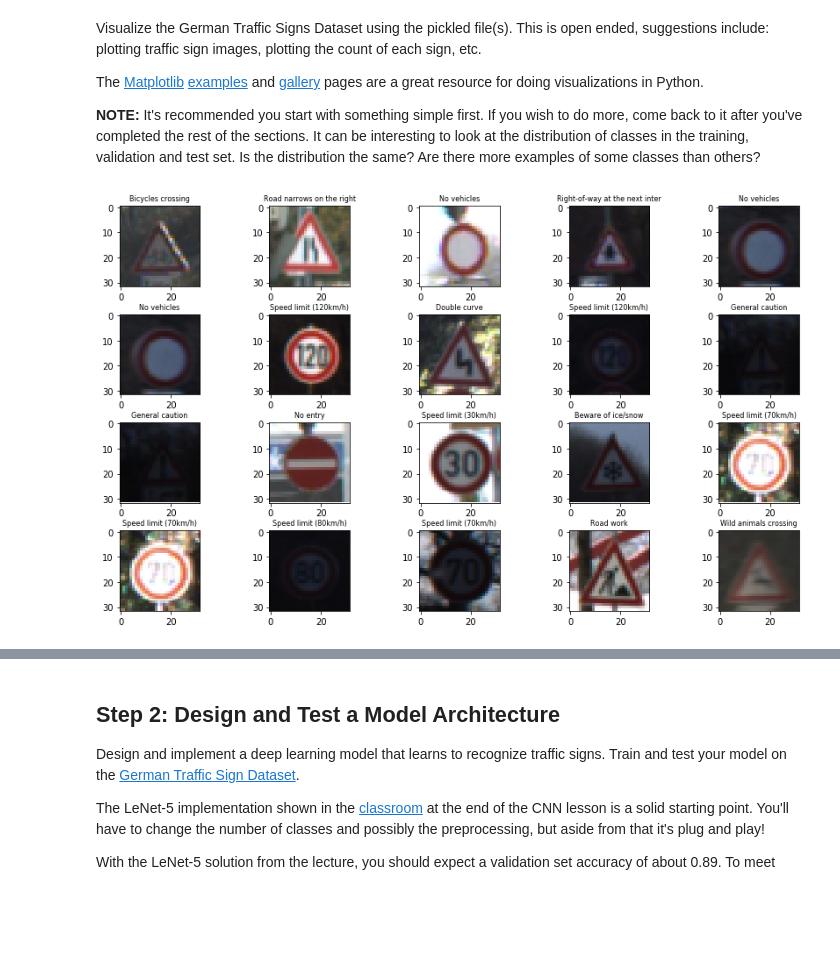
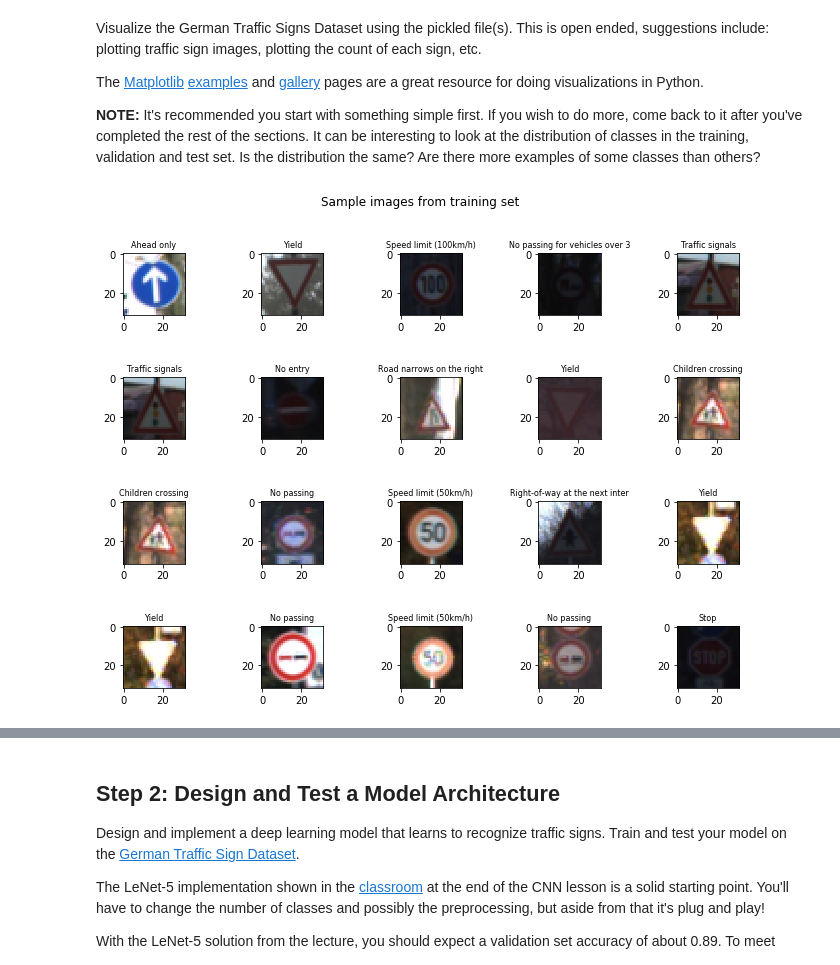
Before and after one commit to tcdoan/CarND-Traffic-Sign-Classifier-Project, a Jupyter notebook: Traffic_Sign_Classifier.ipynb, the cells around one changed output, grey strips where cells are left out. Saved outputs shown, nothing was run; the diff lists cells and outputs as text; code cells hidden in the pictures; blank space fills up the shorter version.

Commit message:
Abstract visualization code into visualizeDataset and visualizeClassCounts functions.

```diff
--- a/Traffic_Sign_Classifier.ipynb
+++ b/Traffic_Sign_Classifier.ipynb
@@ -101,36 +99,40 @@ The [Matplotlib](http://matplotlib.org/) [examples](http://matplotlib.org/exampl
 # %%
 ### Data exploration visualization code goes here.
 ### Feel free to use as many code cells as needed.
 import matplotlib.pyplot as plt
+from sklearn.utils import shuffle
 
 # Visualizations will be shown in the notebook.
 %matplotlib inline
 
 # Read csvFile into a dictionary.
 # Dictionary key is ClassId.
 # Dictionary value is SignName corresponding to ClassId.
 def readSignNames(csvFile):
     import csv
     labelDict = {}
     with open(csvFile, newline='', encoding='utf-8') as f:
         reader = csv.DictReader(f)
         for row in reader:
             labelDict[int(row['ClassId'])] = row['SignName']
     return labelDict
 
 signDict =  readSignNames('signnames.csv')
-from sklearn.utils import shuffle
 X_train, y_train = shuffle(X_train, y_train)
+X_test, y_test = shuffle(X_test, y_test)
 
-# Plot traffic sign images
-fig, ax = plt.subplots(nrows=4, ncols=5, figsize=(12, 7))
-fig.tight_layout()
-for i in range(4):
-    for j in range(5):
-        idx = i*4+j
-        img = X_train[idx]
-        label = signDict[y_train[idx]][:30]
-        ax[i, j].imshow(img)
-        ax[i, j].set_title(label, fontsize=8)
+def visualizeDataset(images, labels, title='Sample data'):
+    fig, ax = plt.subplots(nrows=4, ncols=5, figsize=(12, 8), gridspec_kw={'hspace': 1})
+    fig.suptitle(title)
+    for i in range(4):
+        for j in range(5):
+            idx = i*4+j
+            img = images[idx]
+            label = signDict[labels[idx]][:30]
+            ax[i, j].imshow(img)
+            ax[i, j].set_title(label, fontsize=8)
+
+# Plot traffic signs from training set
+visualizeDataset(X_train, y_train, 'Sample images from training set')
 # %% [output]
-[figure, old version]
+[figure, new version]
```
Also changed, not shown: parts of 9 cells of this notebook.
